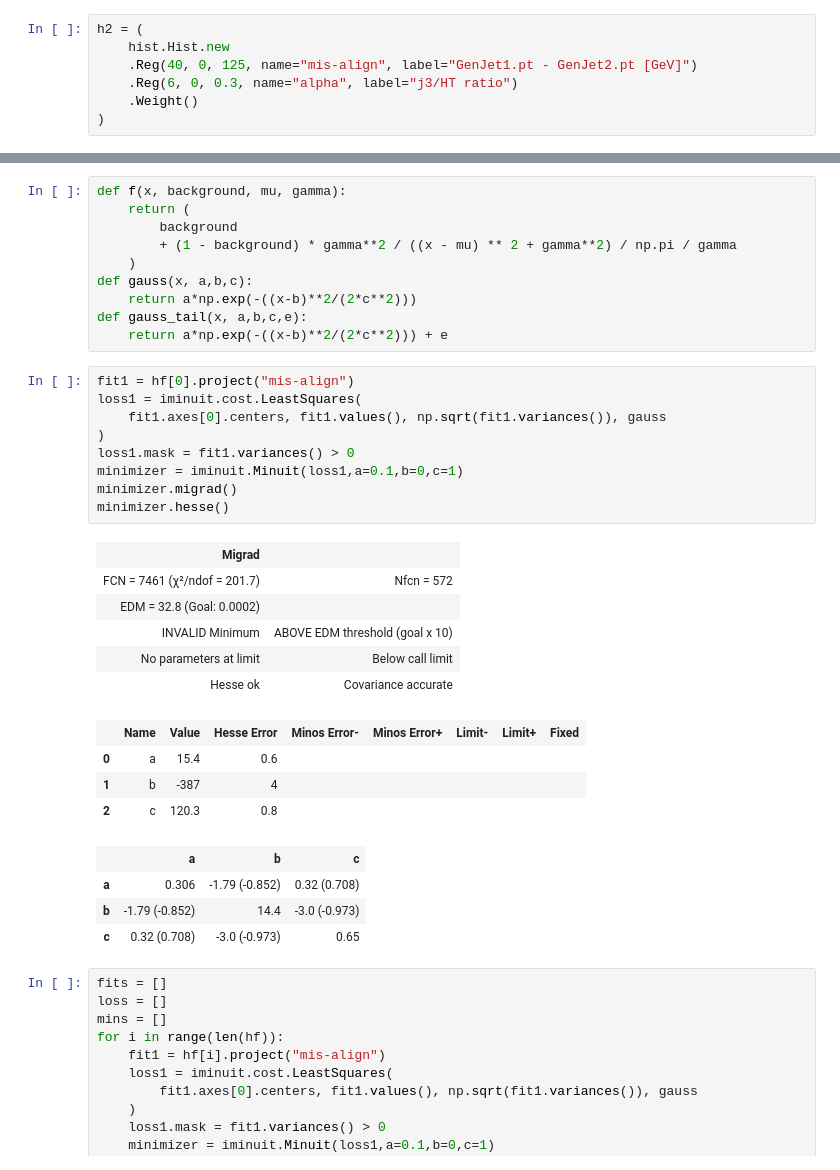
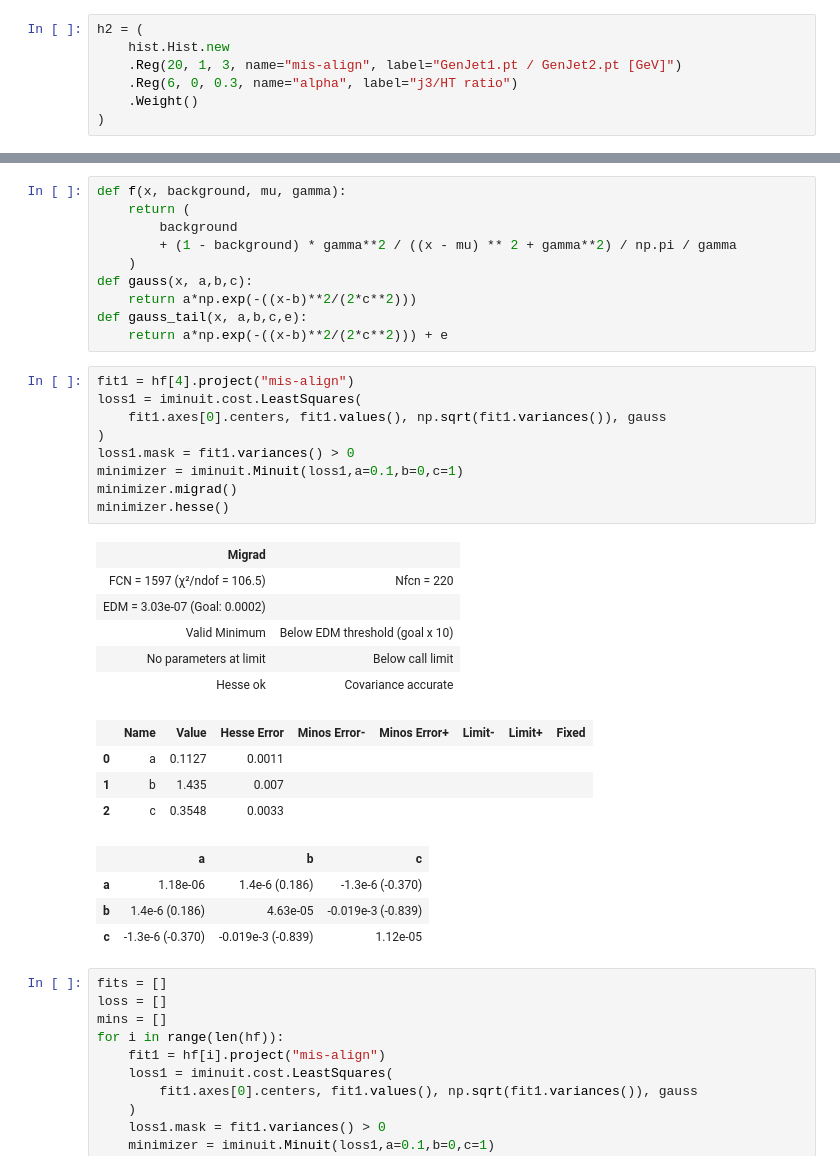
Before and after one commit to jslawless/jec-calc, a Jupyter notebook: playground.ipynb, the cells around one changed output, grey strips where cells are left out. Drawn from its saved outputs; the diff is of its cells as text.

```diff
--- a/playground.ipynb
+++ b/playground.ipynb
@@ -47,7 +47,7 @@ h.plot1d()
 # %%
 h2 = (
     hist.Hist.new
-    .Reg(40, 0, 125, name="mis-align", label="GenJet1.pt - GenJet2.pt [GeV]")
+    .Reg(20, 1, 3, name="mis-align", label="GenJet1.pt / GenJet2.pt [GeV]")
     .Reg(6, 0, 0.3, name="alpha", label="j3/HT ratio")
     .Weight()
 )
@@ -118,29 +114,29 @@ def gauss(x, a,b,c):
 def gauss_tail(x, a,b,c,e):
     return a*np.exp(-((x-b)**2/(2*c**2))) + e
 # %%
-fit1 = hf[0].project("mis-align")
+fit1 = hf[4].project("mis-align")
 loss1 = iminuit.cost.LeastSquares(
     fit1.axes[0].centers, fit1.values(), np.sqrt(fit1.variances()), gauss
 )
 loss1.mask = fit1.variances() > 0
 minimizer = iminuit.Minuit(loss1,a=0.1,b=0,c=1)
 minimizer.migrad()
 minimizer.hesse()
 # %% [output]
 | Migrad |  |
-| FCN = 7461 (χ²/ndof = 201.7) | Nfcn = 572 |
-| EDM = 32.8 (Goal: 0.0002) |  |
-| INVALID Minimum | ABOVE EDM threshold (goal x 10) |
+| FCN = 1597 (χ²/ndof = 106.5) | Nfcn = 220 |
+| EDM = 3.03e-07 (Goal: 0.0002) |  |
+| Valid Minimum | Below EDM threshold (goal x 10) |
 | No parameters at limit | Below call limit |
 | Hesse ok | Covariance accurate |
 |  | Name | Value | Hesse Error | Minos Error- | Minos Error+ | Limit- | Limit+ | Fixed |
-| 0 | a | 15.4 | 0.6 |  |  |  |  |  |
-| 1 | b | -387 | 4 |  |  |  |  |  |
-| 2 | c | 120.3 | 0.8 |  |  |  |  |  |
+| 0 | a | 0.1127 | 0.0011 |  |  |  |  |  |
+| 1 | b | 1.435 | 0.007 |  |  |  |  |  |
+| 2 | c | 0.3548 | 0.0033 |  |  |  |  |  |
 |  | a | b | c |
-| a | 0.306 | -1.79 (-0.852) | 0.32 (0.708) |
-| b | -1.79 (-0.852) | 14.4 | -3.0 (-0.973) |
-| c | 0.32 (0.708) | -3.0 (-0.973) | 0.65 |
+| a | 1.18e-06 | 1.4e-6 (0.186) | -1.3e-6 (-0.370) |
+| b | 1.4e-6 (0.186) | 4.63e-05 | -0.019e-3 (-0.839) |
+| c | -1.3e-6 (-0.370) | -0.019e-3 (-0.839) | 1.12e-05 |
 # %%
 fits = []
 loss = []
```
Also changed, not shown: parts of 11 cells of this notebook.
